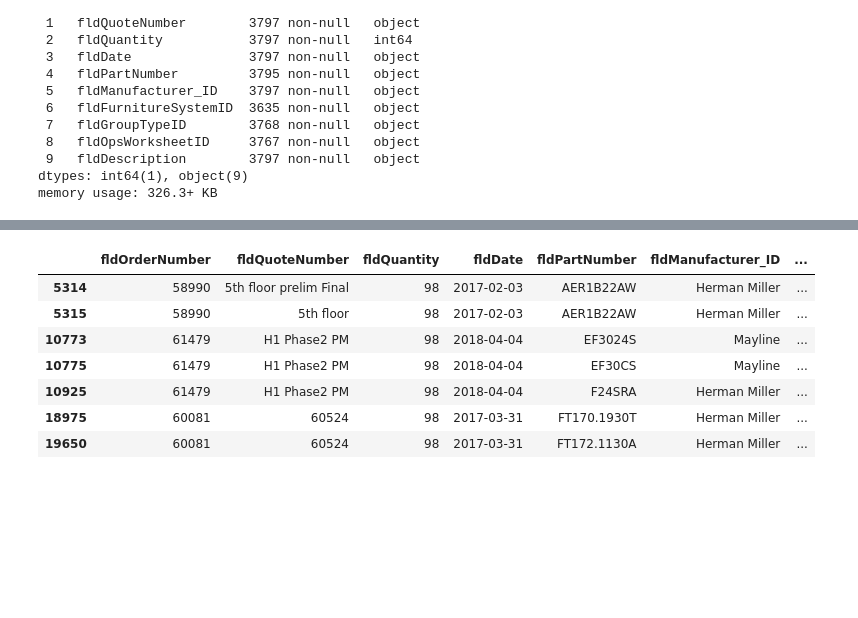
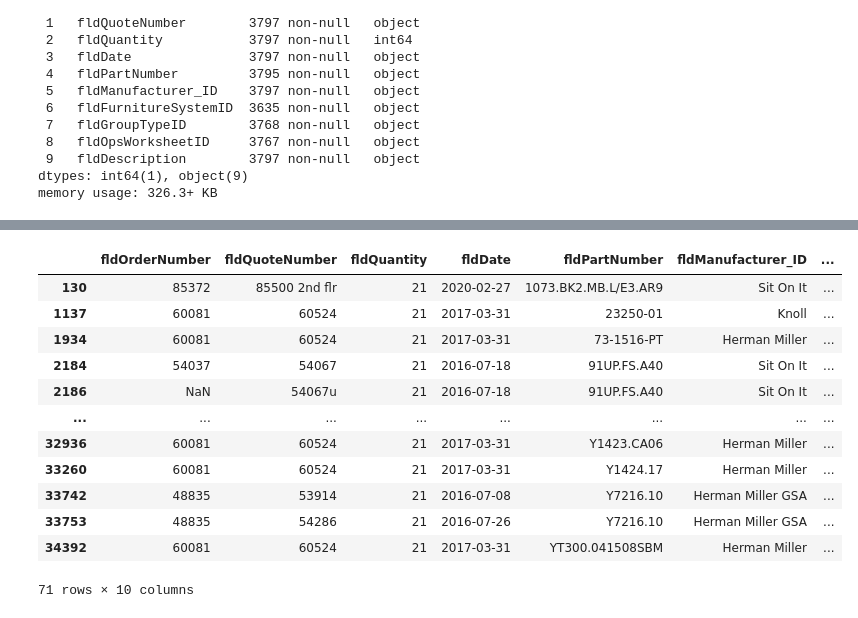
Before and after one commit to Alum-Truetime/OHMS_Data_Analysis, a Jupyter notebook: OHMS_Python/Capstone_Data_Analysis.ipynb, the cells around one changed output, grey strips where cells are left out. Cells and saved outputs as stored; diff of their text form; code cells hidden in the pictures; blank space fills up the shorter version.

```diff
--- a/OHMS_Python/Capstone_Data_Analysis.ipynb
+++ b/OHMS_Python/Capstone_Data_Analysis.ipynb
@@ -137,11 +137,16 @@ Text(0.5, 0, 'count of Quantities Quoted')
 # %%
-df.query('fldQuantity == 98')
+df.query('fldQuantity == 21')
 # %% [output]
 |  | fldOrderNumber | fldQuoteNumber | fldQuantity | fldDate | fldPartNumber | fldManufacturer_ID | ... |
-| 5314 | 58990 | 5th floor prelim Final | 98 | 2017-02-03 | AER1B22AW | Herman Miller | ... |
-| 5315 | 58990 | 5th floor | 98 | 2017-02-03 | AER1B22AW | Herman Miller | ... |
-| 10773 | 61479 | H1 Phase2 PM | 98 | 2018-04-04 | EF3024S | Mayline | ... |
-| 10775 | 61479 | H1 Phase2 PM | 98 | 2018-04-04 | EF30CS | Mayline | ... |
-| 10925 | 61479 | H1 Phase2 PM | 98 | 2018-04-04 | F24SRA | Herman Miller | ... |
-| 18975 | 60081 | 60524 | 98 | 2017-03-31 | FT170.1930T | Herman Miller | ... |
-| 19650 | 60081 | 60524 | 98 | 2017-03-31 | FT172.1130A | Herman Miller | ... |
+| 130 | 85372 | 85500 2nd flr | 21 | 2020-02-27 | 1073.BK2.MB.L/E3.AR9 | Sit On It | ... |
+| 1137 | 60081 | 60524 | 21 | 2017-03-31 | 23250-01 | Knoll | ... |
+| 1934 | 60081 | 60524 | 21 | 2017-03-31 | 73-1516-PT | Herman Miller | ... |
+| 2184 | 54037 | 54067 | 21 | 2016-07-18 | 91UP.FS.A40 | Sit On It | ... |
+| 2186 | NaN | 54067u | 21 | 2016-07-18 | 91UP.FS.A40 | Sit On It | ... |
+| ... | ... | ... | ... | ... | ... | ... | ... |
+| 32936 | 60081 | 60524 | 21 | 2017-03-31 | Y1423.CA06 | Herman Miller | ... |
+| 33260 | 60081 | 60524 | 21 | 2017-03-31 | Y1424.17 | Herman Miller | ... |
+| 33742 | 48835 | 53914 | 21 | 2016-07-08 | Y7216.10 | Herman Miller GSA | ... |
+| 33753 | 48835 | 54286 | 21 | 2016-07-26 | Y7216.10 | Herman Miller GSA | ... |
+| 34392 | 60081 | 60524 | 21 | 2017-03-31 | YT300.041508SBM | Herman Miller | ... |
+71 rows × 10 columns
```
Also changed, not shown: parts of 2 cells of this notebook, 5 other files.
